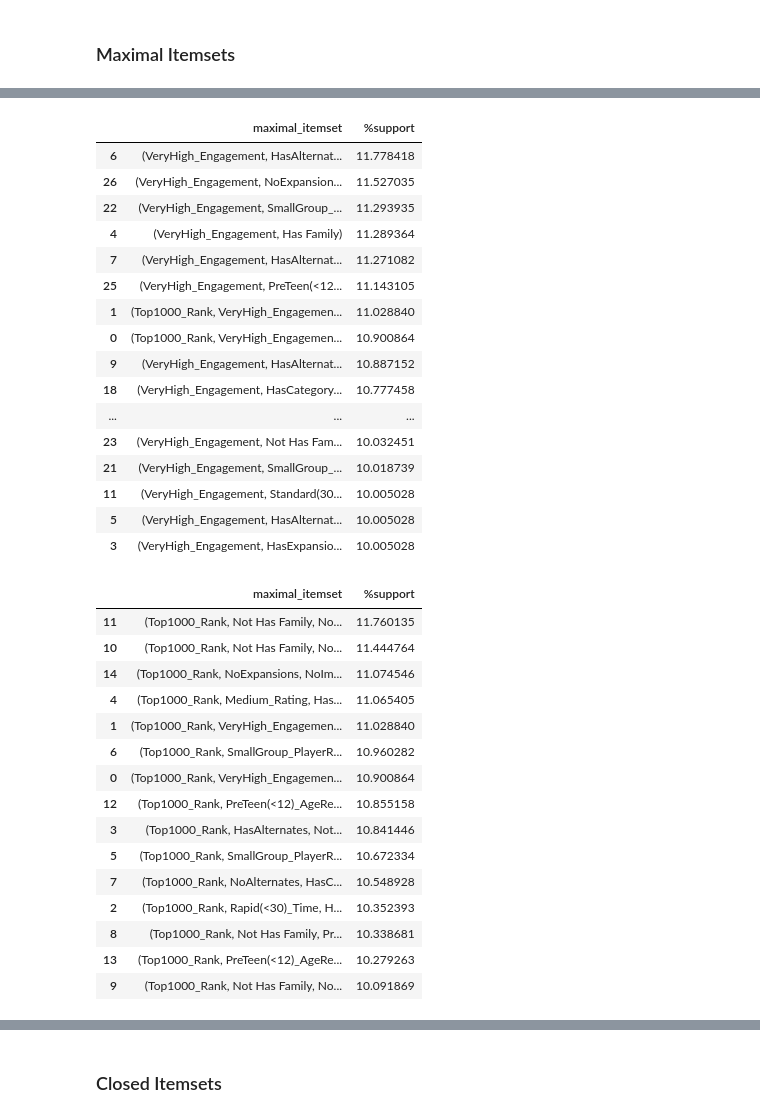
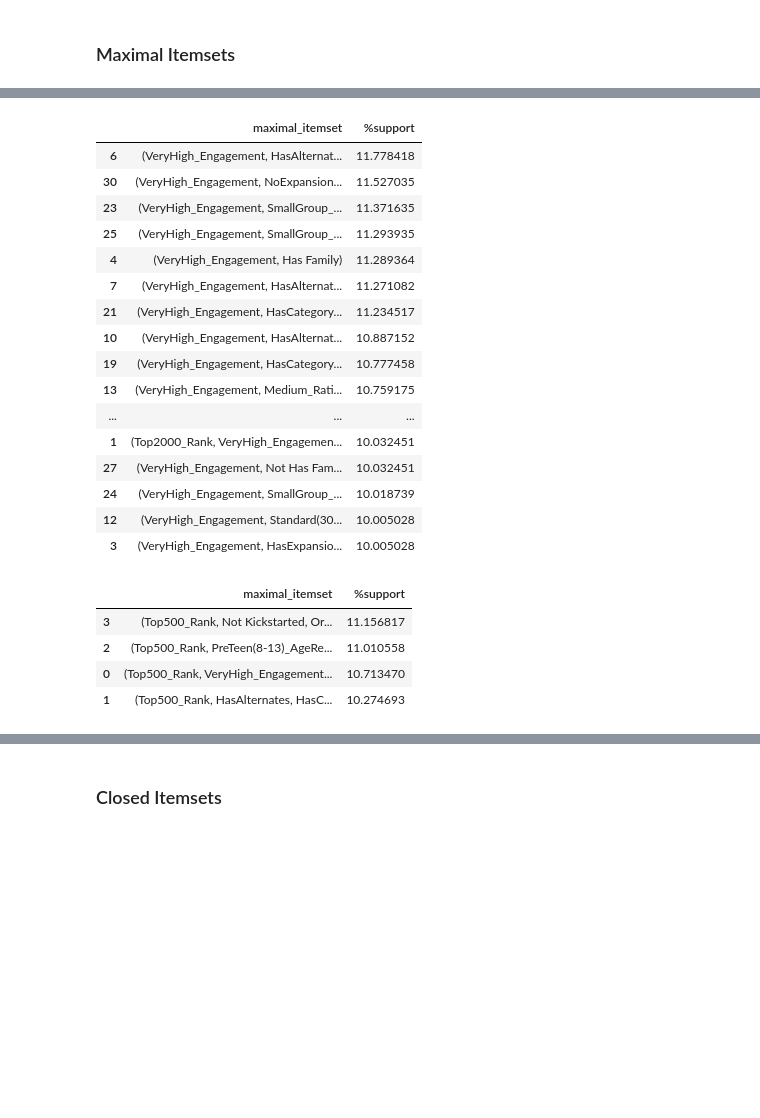
Before and after one commit to leopasq24/DataMining, a Jupyter notebook: pattern_mining.ipynb, the cells around one changed output, grey strips where cells are left out. Saved outputs shown, nothing was run; the diff lists cells and outputs as text; code cells hidden in the pictures; blank space fills up the shorter version.

```diff
--- a/pattern_mining.ipynb
+++ b/pattern_mining.ipynb
@@ -64,14 +68,14 @@ Index(['YearPublished', 'GameWeight', 'MinPlayers', 'MaxPlayers',
 def discretize_rank(val):
     if val == 21926: # O il valore che indica "fuori classifica"
         return "Unranked"
-    elif val <= 100:
-        return "Top100"
+    elif val <= 500:
+        return "Top500"
     elif val <= 1000:
         return "Top1000"
-    elif val <= 5000:
-        return "Top5000"
-    else:
-        return "LowRank"
+    elif val <= 2000:
+        return "Top2000"
+    elif val <= 4000:
+        return "Top4000" # max is 3531
 
 # Applichiamo la funzione e aggiungiamo il suffisso per chiarezza nel mining
 df["Rank_Bin"] = df["Rank"].apply(discretize_rank) + "_Rank"
@@ -111,8 +115,8 @@ labels_year = ["Ancient", "Vintage", "90s", "00s", "Early10s", "Modern"]
 df["Year_Bin"] = pd.cut(df["YearPublished"], bins=bins_year, labels=labels_year).astype(str) + "_Year"
 
 # MfgAgeRec
-bins_age = [0, 6, 12, 18, 99]
-labels_age = ["Kids(<6)", "PreTeen(<12)", "Teen(<18)", "Adult(18+)"]
+bins_age = [0, 7, 13, 99]
+labels_age = ["Kids(<8)", "PreTeen(8-13)", "Teen/Adult(14+)"]
 df["AgeRec_Bin"] = pd.cut(df["MfgAgeRec"], bins=bins_age, labels=labels_age).astype(str) + "_AgeRec"
 
 # MinPlayers: Categorico puro (visto che sono pochi valori)
@@ -810,40 +814,29 @@ pd.DataFrame(filtered_maximal, columns=["maximal_itemset", "%support"]).sort_val
 # %% [output]
 |  | maximal_itemset | %support |
 | 6 | (VeryHigh_Engagement, HasAlternat... | 11.778418 |
-| 26 | (VeryHigh_Engagement, NoExpansion... | 11.527035 |
-| 22 | (VeryHigh_Engagement, SmallGroup_... | 11.293935 |
+| 30 | (VeryHigh_Engagement, NoExpansion... | 11.527035 |
+| 23 | (VeryHigh_Engagement, SmallGroup_... | 11.371635 |
+| 25 | (VeryHigh_Engagement, SmallGroup_... | 11.293935 |
 | 4 | (VeryHigh_Engagement, Has Family) | 11.289364 |
 | 7 | (VeryHigh_Engagement, HasAlternat... | 11.271082 |
-| 25 | (VeryHigh_Engagement, PreTeen(<12... | 11.143105 |
-| 1 | (Top1000_Rank, VeryHigh_Engagemen... | 11.028840 |
-| 0 | (Top1000_Rank, VeryHigh_Engagemen... | 10.900864 |
-| 9 | (VeryHigh_Engagement, HasAlternat... | 10.887152 |
-| 18 | (VeryHigh_Engagement, HasCategory... | 10.777458 |
+| 21 | (VeryHigh_Engagement, HasCategory... | 11.234517 |
+| 10 | (VeryHigh_Engagement, HasAlternat... | 10.887152 |
+| 19 | (VeryHigh_Engagement, HasCategory... | 10.777458 |
+| 13 | (VeryHigh_Engagement, Medium_Rati... | 10.759175 |
 | ... | ... | ... |
-| 23 | (VeryHigh_Engagement, Not Has Fam... | 10.032451 |
-| 21 | (VeryHigh_Engagement, SmallGroup_... | 10.018739 |
-| 11 | (VeryHigh_Engagement, Standard(30... | 10.005028 |
-| 5 | (VeryHigh_Engagement, HasAlternat... | 10.005028 |
+| 1 | (Top2000_Rank, VeryHigh_Engagemen... | 10.032451 |
+| 27 | (VeryHigh_Engagement, Not Has Fam... | 10.032451 |
+| 24 | (VeryHigh_Engagement, SmallGroup_... | 10.018739 |
+| 12 | (VeryHigh_Engagement, Standard(30... | 10.005028 |
 | 3 | (VeryHigh_Engagement, HasExpansio... | 10.005028 |
 # %%
-# maximal itemsets contenenti "Top100_Rank"
-filtered_maximal = [item for item in maximal_itemsets if "Top1000_Rank" in item[0]]
+# maximal itemsets contenenti "Top500_Rank"
+filtered_maximal = [item for item in maximal_itemsets if "Top500_Rank" in item[0]]
 pd.set_option('display.max_colwidth', None)
 pd.DataFrame(filtered_maximal, columns=["maximal_itemset", "%support"]).sort_values(by="%support", ascending=False)
 # %% [output]
 |  | maximal_itemset | %support |
-| 11 | (Top1000_Rank, Not Has Family, No... | 11.760135 |
-| 10 | (Top1000_Rank, Not Has Family, No... | 11.444764 |
-| 14 | (Top1000_Rank, NoExpansions, NoIm... | 11.074546 |
-| 4 | (Top1000_Rank, Medium_Rating, Has... | 11.065405 |
-| 1 | (Top1000_Rank, VeryHigh_Engagemen... | 11.028840 |
-| 6 | (Top1000_Rank, SmallGroup_PlayerR... | 10.960282 |
-| 0 | (Top1000_Rank, VeryHigh_Engagemen... | 10.900864 |
-| 12 | (Top1000_Rank, PreTeen(<12)_AgeRe... | 10.855158 |
-| 3 | (Top1000_Rank, HasAlternates, Not... | 10.841446 |
-| 5 | (Top1000_Rank, SmallGroup_PlayerR... | 10.672334 |
-| 7 | (Top1000_Rank, NoAlternates, HasC... | 10.548928 |
-| 2 | (Top1000_Rank, Rapid(<30)_Time, H... | 10.352393 |
-| 8 | (Top1000_Rank, Not Has Family, Pr... | 10.338681 |
-| 13 | (Top1000_Rank, PreTeen(<12)_AgeRe... | 10.279263 |
-| 9 | (Top1000_Rank, Not Has Family, No... | 10.091869 |
+| 3 | (Top500_Rank, Not Kickstarted, Or... | 11.156817 |
+| 2 | (Top500_Rank, PreTeen(8-13)_AgeRe... | 11.010558 |
+| 0 | (Top500_Rank, VeryHigh_Engagement... | 10.713470 |
+| 1 | (Top500_Rank, HasAlternates, HasC... | 10.274693 |
```
Also changed, not shown: parts of 22 cells of this notebook.
